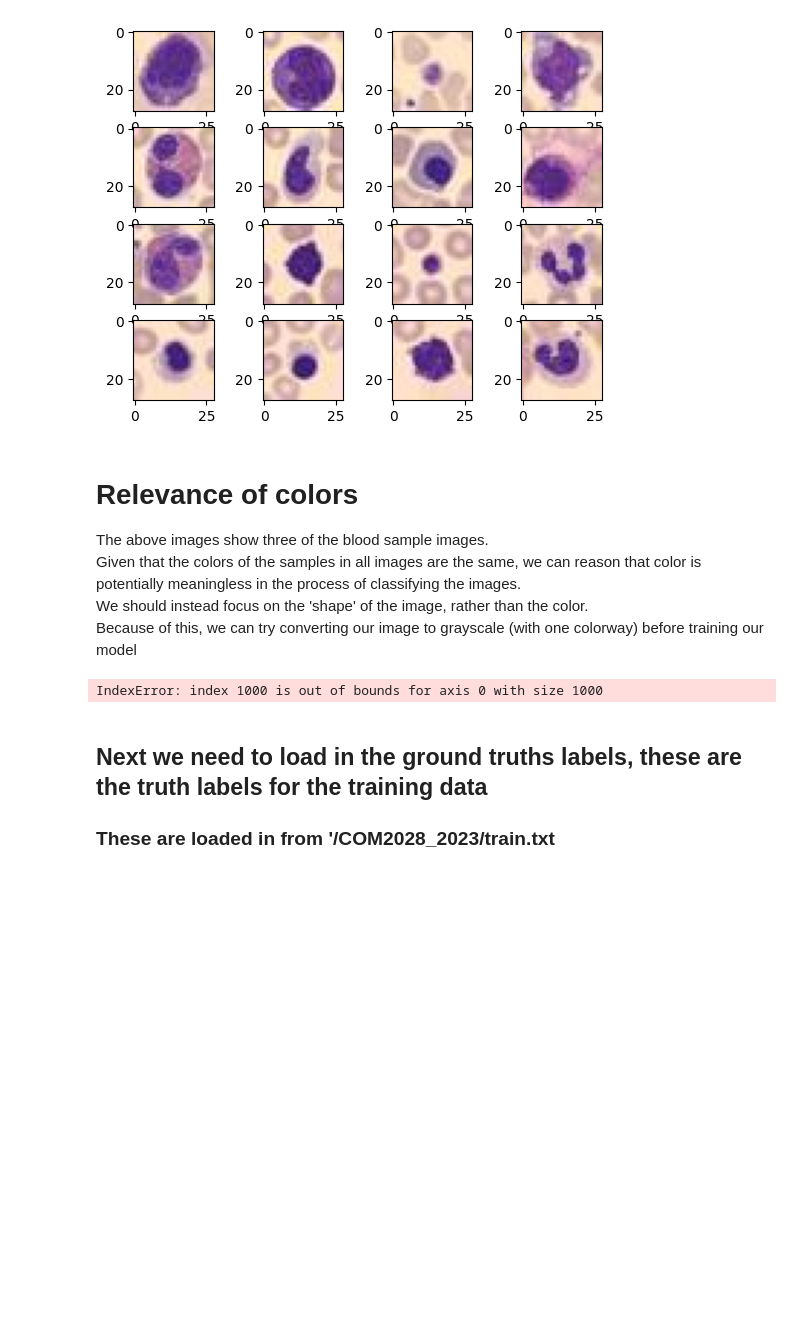
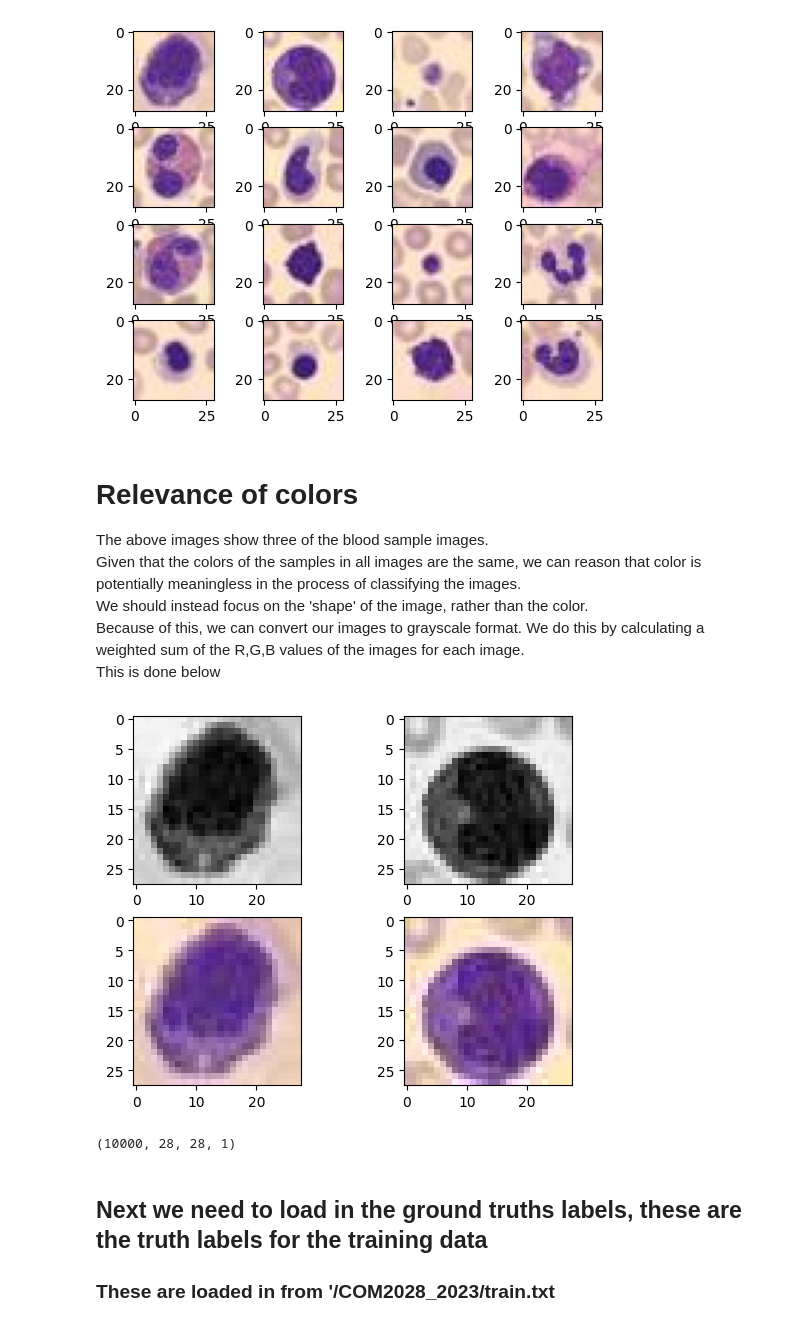
Before and after one commit to liam-michel/AI-coursework, a Jupyter notebook: coursework.ipynb, the cells around one changed output. Cells and saved outputs as stored; diff of their text form; code cells hidden in the pictures; blank space fills up the shorter version.

```diff
--- a/coursework.ipynb
+++ b/coursework.ipynb
@@ -49,38 +51,46 @@ for i in range(0,16):
 The above images show three of the blood sample images. <br />
 Given that the colors of the samples in all images are the same, we can reason that color is potentially meaningless in the process of classifying the images. <br />
 We should instead focus on the 'shape' of the image, rather than the color. <br />
-Because of this, we can try converting our image to grayscale (with one colorway) before training our model
+Because of this, we can convert our images to grayscale format. We do this by calculating a weighted sum of the R,G,B values of the images for each image. <br />
+This is done below
 # %%
 #formula for converting images from RGB to grayscale
 #0.299 R + 0.587 G + 0.114 B
-grayscale_training = np.empty((), int)
 
-print(grayscale_training.shape)
-print(len(training_images))
-x = training_images[0]
+#declare an empty numpy array of dimension (1000,28,28) - to store
+grayscale_training = np.empty((len(training_images),28,28), int)
 
 
-plt.imshow(x)
-R = x[:,:,0] # [:] means all the points in that direction, in this case zero gets the 1st value (0) in
-                    #the 3rd dimension, the 2 colons does this for all 256x256 pixels in the image
-G = x[:,:,1] #select green colors
+for i in range(0,len(training_images)):
 
-B = x[:, :, 2]
-gray = 0.299 * R +  0.587*G + 0.114*B
-
-for i,v in enumerate(training_images):
-    image = v
+    image = training_images[i]
     R = image[:,:,0] # [:] means all the points in that direction, in this case zero gets the 1st value (0) in
                     #the 3rd dimension, the 2 colons does this for all 256x256 pixels in the image
     G = image[:,:,1] #select green colors
 
     B = image[:, :, 2]
-    gray = np.array([0.299 * R +  0.587*G + 0.114*B])
-    print(gray.shape)
+    gray = 0.299 * R +  0.587*G + 0.114*B
 
-    grayscale_training = np.vstack(grayscale_training, gray)
+    grayscale_training[i] = gray
+
+#now we print out grayscale images and their respective original versions
+
+
+for i in range(0,4):
+    if i<2:
+        plt.subplot(2, 2,i+1)
+        plt.imshow(grayscale_training[i], cmap = 'gray')
+    else:
+        plt.subplot(2,2, i+1)
+        plt.imshow(training_images[i-2], cmap = 'gray')
+
+grayscale_training = grayscale_training.reshape(10000,28, 28 ,1)
 # %% [output]
-IndexError: index 1000 is out of bounds for axis 0 with size 1000
+[figure, added]
+# %%
+print(grayscale_training.shape)
+# %% [output]
+(10000, 28, 28, 1)
 # %% [markdown]
 ## Next we need to load in the ground truths labels, these are the truth labels for the training data <br />
 ### These are loaded in from '/COM2028_2023/train.txt
```
Also changed, not shown: parts of 9 cells of this notebook.
